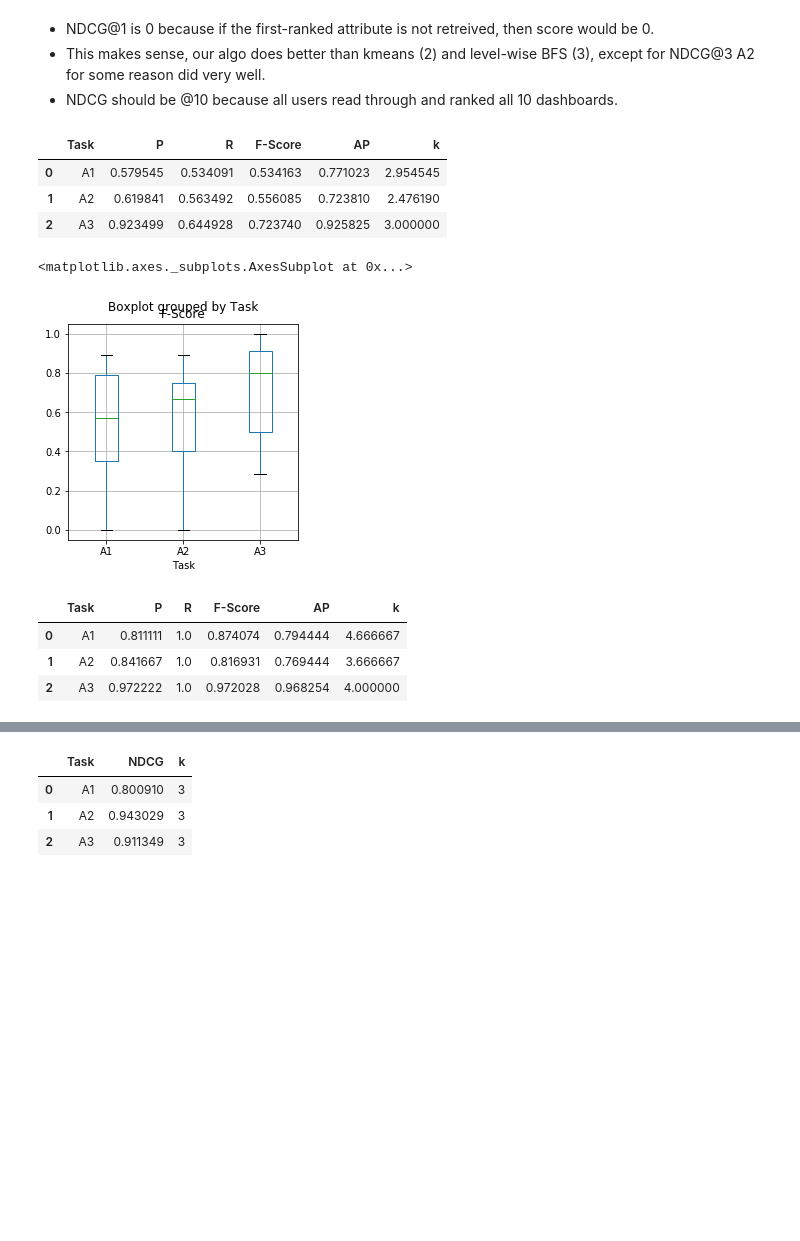
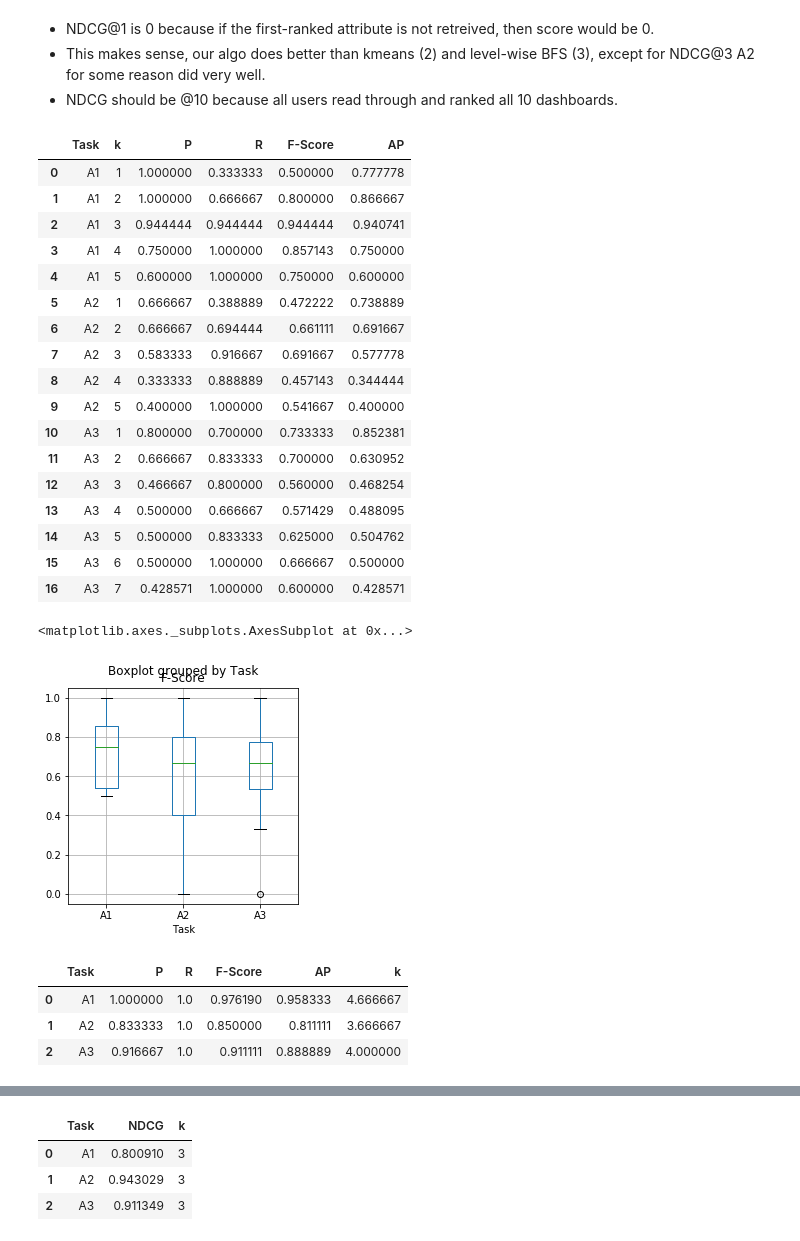
Before and after one commit to dorisjlee/viz-summarization, a Jupyter notebook: ipynb/RankingTaskNew.ipynb, the cells around one changed output, grey strips where cells are left out. Saved outputs shown, nothing was run; the diff lists cells and outputs as text; code cells hidden in the pictures; blank space fills up the shorter version.

```diff
--- a/ipynb/RankingTaskNew.ipynb
+++ b/ipynb/RankingTaskNew.ipynb
@@ -177,12 +177,14 @@ def compute_prf_exclude_unranked(user_ranking_filename,gt_ranking_filename):
     user_rank = pd.read_csv(gdrive_path+user_ranking_filename)
     ground_truth_rank = pd.read_csv(gt_ranking_filename,index_col=0)
     cramerV = ground_truth_rank["cramerV"]
-    cutoff = min(cramerV)+((max(cramerV)-min(cramerV))/2)
+    #cutoff = min(cramerV)+((max(cramerV)-min(cramerV))/2)
     #print ground_truth_cramerV_rank
     if "Police" in user_ranking_filename:
         task_name = "Task1"
+        cutoff=0.1
     else:
         task_name = "Task2"
+        cutoff=0.5
     #highest cramer's V corresponds to most correlated, corresponds to rank 1
     user_rank = user_rank.merge(user_task).drop("Note",axis=1)
     user_rankings=[]
@@ -200,9 +202,11 @@ def compute_prf_exclude_unranked(user_ranking_filename,gt_ranking_filename):
 
         new_ranking = list(np.delete(ranking, unrated_idxs))
         new_CramerV = np.delete(np.array(ground_truth_rank["cramerV"]),unrated_idxs)
+        #print (new_CramerV)
         assert len(new_ranking) == len(new_CramerV)
         #ground_truth_cramerV_rank = list(pd.Series(new_CramerV).rank(ascending=False))
-        binarize_ground_truth_r = np.where(new_CramerV>cutoff, 0, 1)
+        binarize_ground_truth_r = np.where(new_CramerV<cutoff, 0, 1)
+        #print (binarize_ground_truth_r)
         #print (binarize_ground_truth_r, new_ranking)
         d = Counter(new_ranking)
         od = OrderedDict(sorted(d.items(), key=lambda t: t[0]))
@@ -236,21 +240,35 @@ def compute_prf_exclude_unranked(user_ranking_filename,gt_ranking_filename):
 # %%
 max_police_result, police_result = compute_prf_exclude_unranked("Ranking(Police).csv","ct_police_ground_truth_correlation.csv")
 max_autism_result, autism_result = compute_prf_exclude_unranked("Ranking(Autism).csv","autism_ground_truth_correlation.csv")
-police_result.groupby("Task",as_index=False).mean()
+police_result.groupby(["Task","k"],as_index=False).mean()
 # %% [output]
-|  | Task | P | R | F-Score | AP | k |
-| 0 | A1 | 0.579545 | 0.534091 | 0.534163 | 0.771023 | 2.954545 |
-| 1 | A2 | 0.619841 | 0.563492 | 0.556085 | 0.723810 | 2.476190 |
-| 2 | A3 | 0.923499 | 0.644928 | 0.723740 | 0.925825 | 3.000000 |
+|  | Task | k | P | R | F-Score | AP |
+| 0 | A1 | 1 | 1.000000 | 0.333333 | 0.500000 | 0.777778 |
+| 1 | A1 | 2 | 1.000000 | 0.666667 | 0.800000 | 0.866667 |
+| 2 | A1 | 3 | 0.944444 | 0.944444 | 0.944444 | 0.940741 |
+| 3 | A1 | 4 | 0.750000 | 1.000000 | 0.857143 | 0.750000 |
+| 4 | A1 | 5 | 0.600000 | 1.000000 | 0.750000 | 0.600000 |
+| 5 | A2 | 1 | 0.666667 | 0.388889 | 0.472222 | 0.738889 |
+| 6 | A2 | 2 | 0.666667 | 0.694444 | 0.661111 | 0.691667 |
+| 7 | A2 | 3 | 0.583333 | 0.916667 | 0.691667 | 0.577778 |
+| 8 | A2 | 4 | 0.333333 | 0.888889 | 0.457143 | 0.344444 |
+| 9 | A2 | 5 | 0.400000 | 1.000000 | 0.541667 | 0.400000 |
+| 10 | A3 | 1 | 0.800000 | 0.700000 | 0.733333 | 0.852381 |
+| 11 | A3 | 2 | 0.666667 | 0.833333 | 0.700000 | 0.630952 |
+| 12 | A3 | 3 | 0.466667 | 0.800000 | 0.560000 | 0.468254 |
+| 13 | A3 | 4 | 0.500000 | 0.666667 | 0.571429 | 0.488095 |
+| 14 | A3 | 5 | 0.500000 | 0.833333 | 0.625000 | 0.504762 |
+| 15 | A3 | 6 | 0.500000 | 1.000000 | 0.666667 | 0.500000 |
+| 16 | A3 | 7 | 0.428571 | 1.000000 | 0.600000 | 0.428571 |
 # %%
 police_result.boxplot("F-Score",by="Task")
 # %% [output]
 <matplotlib.axes._subplots.AxesSubplot at 0x...>
-[figure, old version]
+[figure, new version]
 # %%
 max_police_result.groupby("Task",as_index=False).mean()
 # %% [output]
 |  | Task | P | R | F-Score | AP | k |
-| 0 | A1 | 0.811111 | 1.0 | 0.874074 | 0.794444 | 4.666667 |
-| 1 | A2 | 0.841667 | 1.0 | 0.816931 | 0.769444 | 3.666667 |
-| 2 | A3 | 0.972222 | 1.0 | 0.972028 | 0.968254 | 4.000000 |
+| 0 | A1 | 1.000000 | 1.0 | 0.976190 | 0.958333 | 4.666667 |
+| 1 | A2 | 0.833333 | 1.0 | 0.850000 | 0.811111 | 3.666667 |
+| 2 | A3 | 0.916667 | 1.0 | 0.911111 | 0.888889 | 4.000000 |
```
Also changed, not shown: parts of 6 cells of this notebook, 8 other files.
